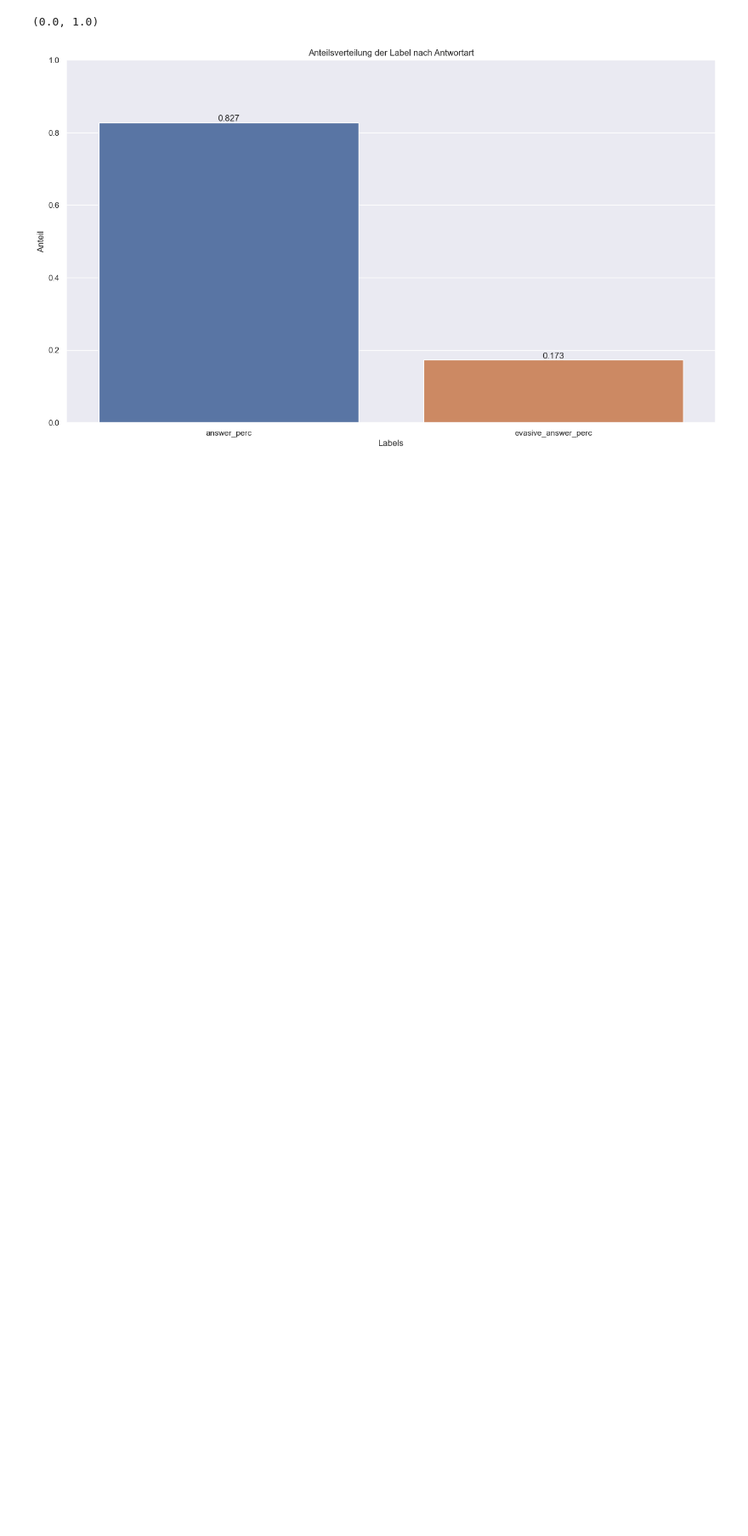
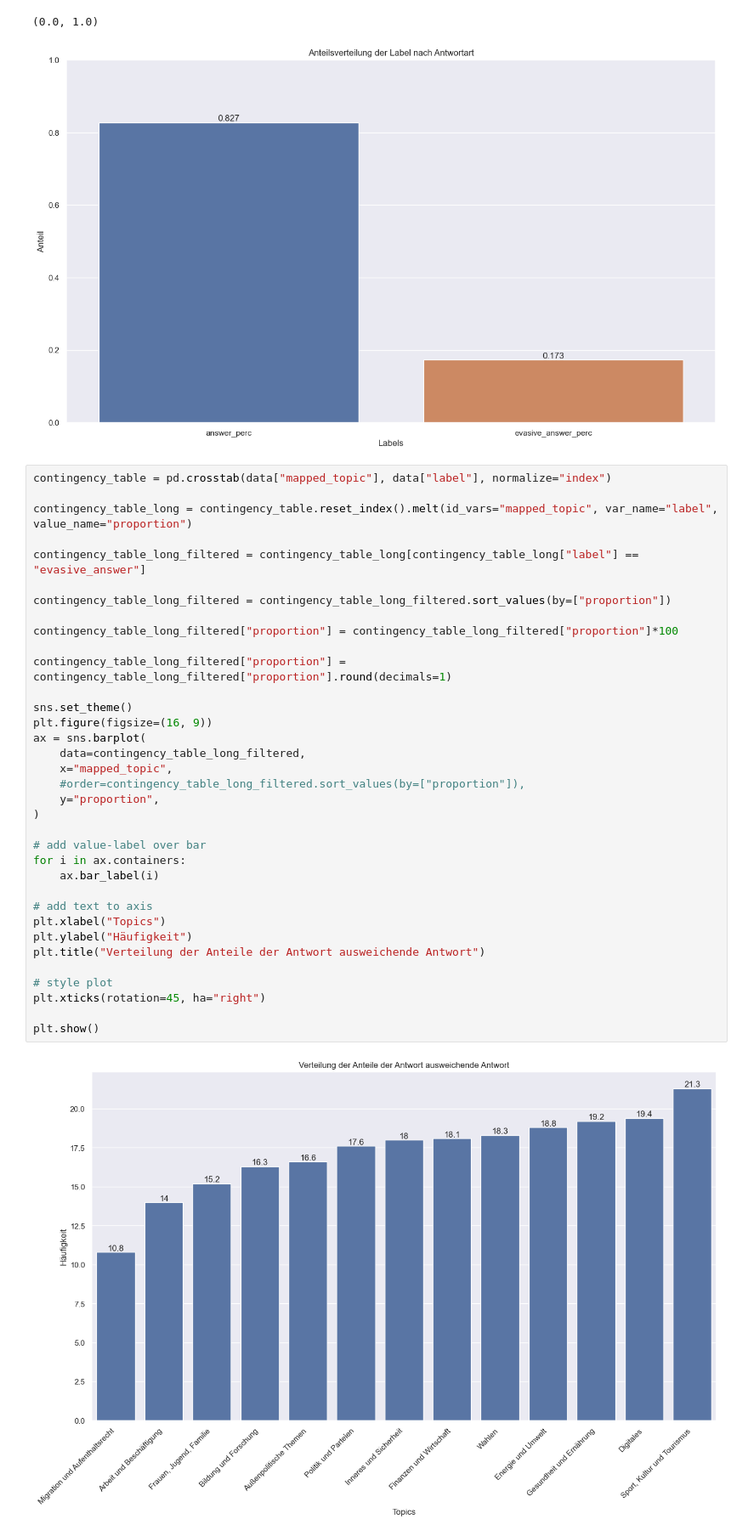
Before and after one commit to dariom25/automatisierte_antwortanalyse_von_abgeordneten, a Jupyter notebook: pipeline_classification.ipynb, the cells around one changed output. Shown: that part at 85% size. Saved outputs shown, nothing was run; the diff lists cells and outputs as text; blank space fills up the shorter version.

Commit message:
Create plot for proportion of evasive answers

```diff
--- a/pipeline_classification.ipynb
+++ b/pipeline_classification.ipynb
@@ -558,6 +558,43 @@ plt.ylim(0,1)
 # %% [output]
 (0.0, 1.0)
 [figure]
+# %%
+contingency_table = pd.crosstab(data["mapped_topic"], data["label"], normalize="index")
+
+contingency_table_long = contingency_table.reset_index().melt(id_vars="mapped_topic", var_name="label", value_name="proportion")
+
+contingency_table_long_filtered = contingency_table_long[contingency_table_long["label"] == "evasive_answer"]
+
+contingency_table_long_filtered = contingency_table_long_filtered.sort_values(by=["proportion"])
+
+contingency_table_long_filtered["proportion"] = contingency_table_long_filtered["proportion"]*100
+
+contingency_table_long_filtered["proportion"] = contingency_table_long_filtered["proportion"].round(decimals=1)
+
+sns.set_theme()
+plt.figure(figsize=(16, 9))
+ax = sns.barplot(
+    data=contingency_table_long_filtered,
+    x="mapped_topic",
+    #order=contingency_table_long_filtered.sort_values(by=["proportion"]),
+    y="proportion",
+)
+
+# add value-label over bar
+for i in ax.containers:
+    ax.bar_label(i)
+
+# add text to axis
+plt.xlabel("Topics")
+plt.ylabel("Häufigkeit")
+plt.title("Verteilung der Anteile der Antwort ausweichende Antwort")
+
+# style plot
+plt.xticks(rotation=45, ha="right")
+
+plt.show()
+# %% [output]
+[figure, added]
 # %%
 # create plot
 sns.set_theme()
```
Also changed, not shown: parts of 2 cells of this notebook.
